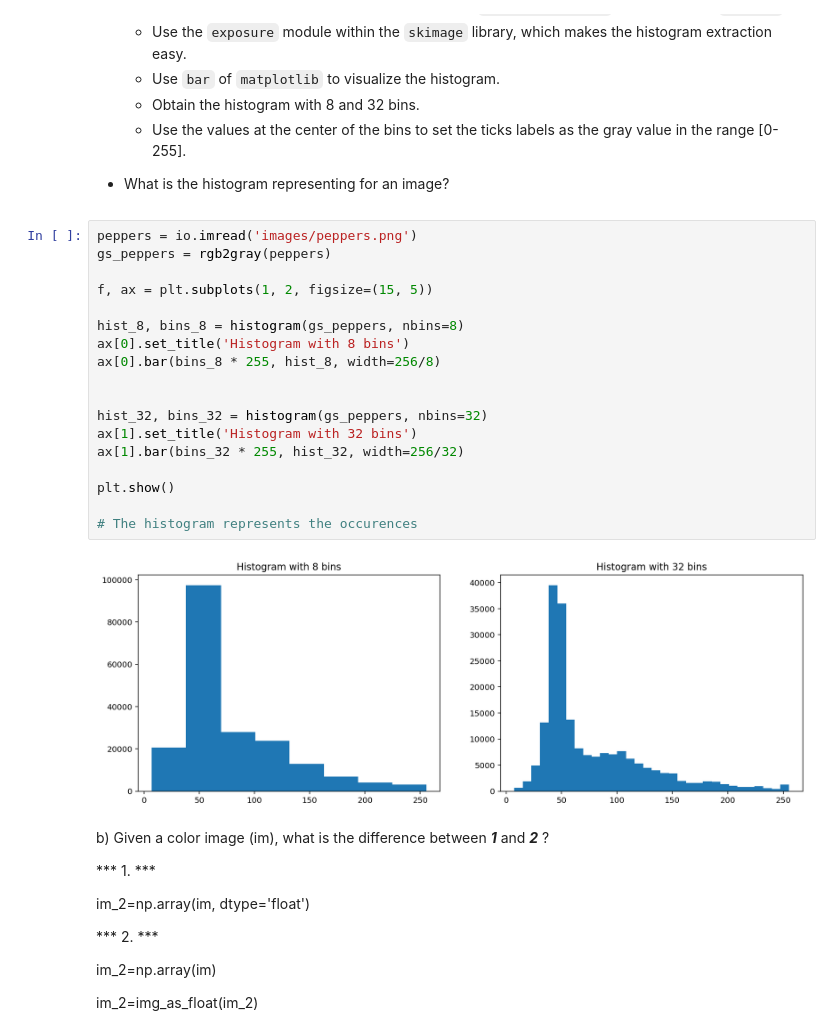
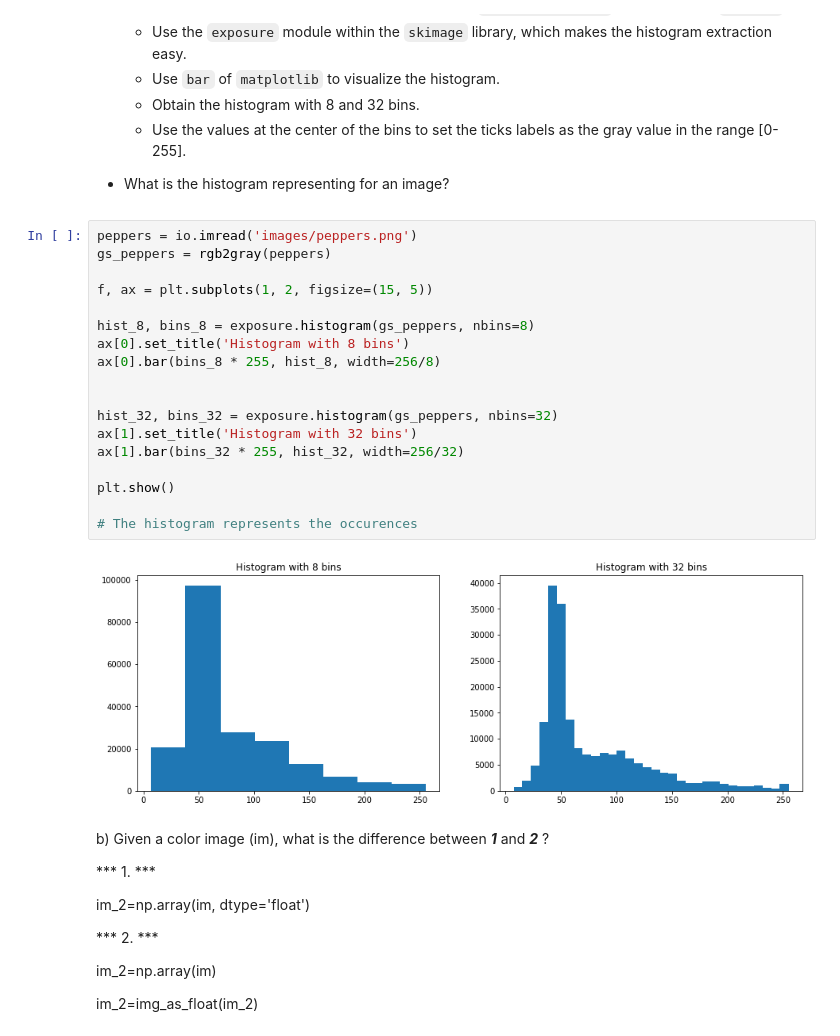
Before and after one commit to jdecid/MAI-CV, a Jupyter notebook: labs/s2/CV1920-p2.ipynb, the cells around one changed output. Drawn from its saved outputs; the diff is of its cells as text.

```diff
--- a/labs/s2/CV1920-p2.ipynb
+++ b/labs/s2/CV1920-p2.ipynb
@@ -72,23 +74,23 @@ a)
 # %%
 peppers = io.imread('images/peppers.png')
 gs_peppers = rgb2gray(peppers)
 
 f, ax = plt.subplots(1, 2, figsize=(15, 5))
 
-hist_8, bins_8 = histogram(gs_peppers, nbins=8)
+hist_8, bins_8 = exposure.histogram(gs_peppers, nbins=8)
 ax[0].set_title('Histogram with 8 bins')
 ax[0].bar(bins_8 * 255, hist_8, width=256/8)
 
 
-hist_32, bins_32 = histogram(gs_peppers, nbins=32)
+hist_32, bins_32 = exposure.histogram(gs_peppers, nbins=32)
 ax[1].set_title('Histogram with 32 bins')
 ax[1].bar(bins_32 * 255, hist_32, width=256/32)
 
 plt.show()
 
 # The histogram represents the occurences
 # %% [output]
-[figure, old version]
+[figure, new version]
 # %% [markdown]
 b) Given a color image (im), what is the difference between ***1*** and ***2*** ?
 
```
Also changed, not shown: parts of 15 cells of this notebook, 2 other files.
